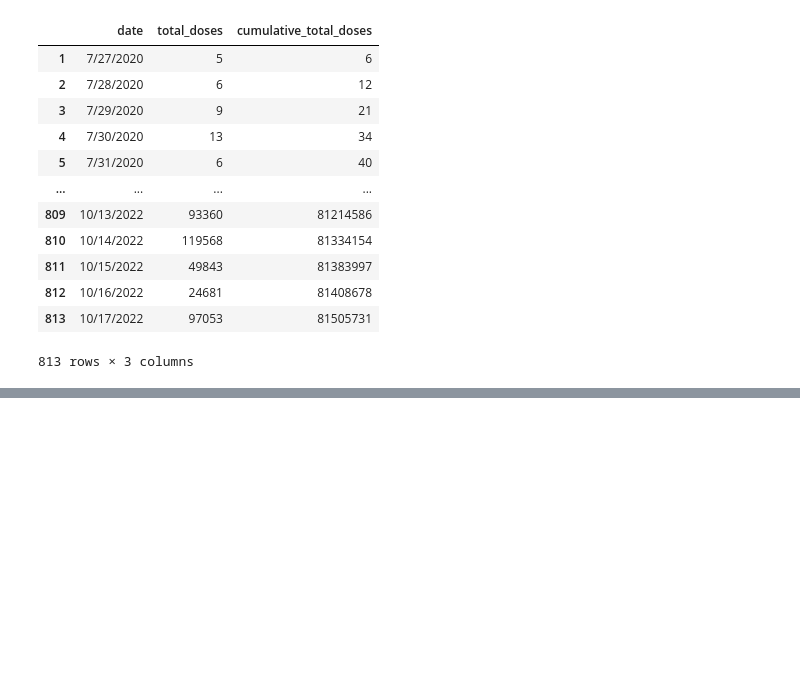
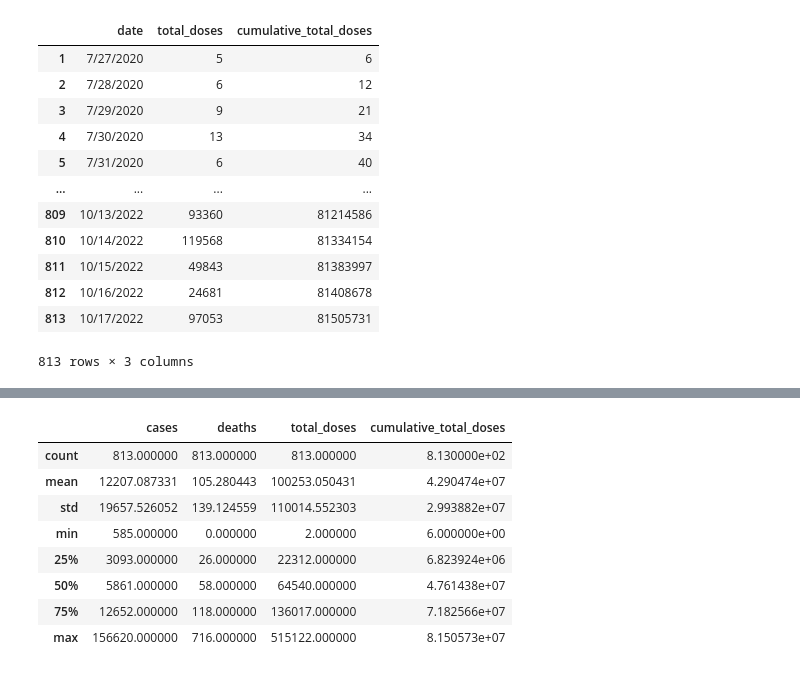
Before and after one commit to Shafaqsy/Covid_19_Vaccination_Effects, a Jupyter notebook: FinalCleaning/Data_Final_Cleaning.ipynb, the cells around one changed output, grey strips where cells are left out. Cells and saved outputs as stored; diff of their text form; code cells hidden in the pictures; blank space fills up the shorter version.

```diff
--- a/FinalCleaning/Data_Final_Cleaning.ipynb
+++ b/FinalCleaning/Data_Final_Cleaning.ipynb
@@ -162,0 +196,12 @@ vac2_df.to_csv('vacfinal.csv')
+# %%
+df_merged.describe()
+# %% [output]
+|  | cases | deaths | total_doses | cumulative_total_doses |
+| count | 813.000000 | 813.000000 | 813.000000 | 8.130000e+02 |
+| mean | 12207.087331 | 105.280443 | 100253.050431 | 4.290474e+07 |
+| std | 19657.526052 | 139.124559 | 110014.552303 | 2.993882e+07 |
+| min | 585.000000 | 0.000000 | 2.000000 | 6.000000e+00 |
+| 25% | 3093.000000 | 26.000000 | 22312.000000 | 6.823924e+06 |
+| 50% | 5861.000000 | 58.000000 | 64540.000000 | 4.761438e+07 |
+| 75% | 12652.000000 | 118.000000 | 136017.000000 | 7.182566e+07 |
+| max | 156620.000000 | 716.000000 | 515122.000000 | 8.150573e+07 |
```
Also changed, not shown: parts of 8 cells of this notebook.
